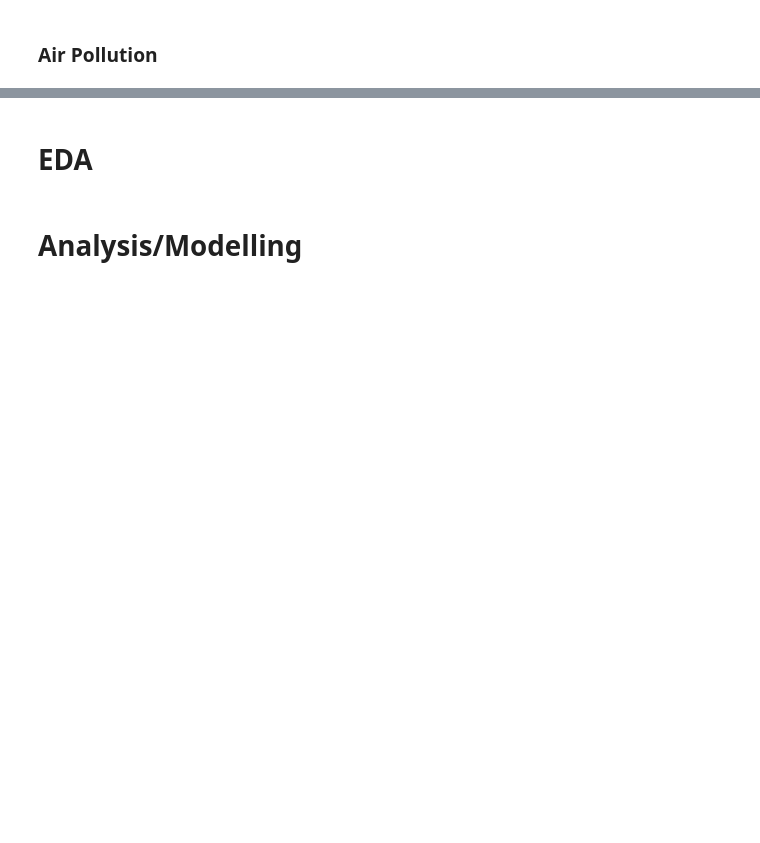
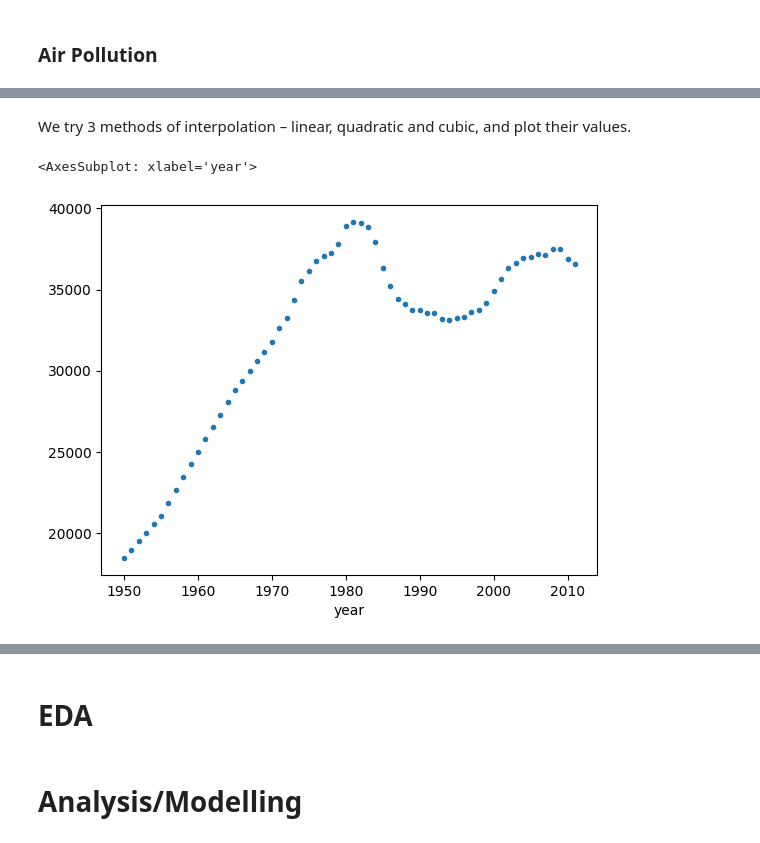
Before and after one commit to gvnsp/618, a Jupyter notebook: emanwong_618_proj.ipynb, the cells around one changed output, grey strips where cells are left out. Drawn from its saved outputs; the diff is of its cells as text; code cells hidden in the pictures; blank space fills up the shorter version.

```diff
--- a/emanwong_618_proj.ipynb
+++ b/emanwong_618_proj.ipynb
@@ -164,8 +150,0 @@ air_pollution
-# %%
-# Data is number in thousands. We want rate. Need to multiply by 1000 and divide by population. Data is recorded every 5 years from 1950 to 1970. We will need to fill the missing values (pandas interpolation).
-
-hospital_admissions = hospital_admissions.set_index('Year')
-demographic_indicators = demographic_indicators.set_index('Year')
-cancer_death = cancer_death.set_index('Year')
-alcohol_expenditure = alcohol_expenditure.set_index('Year')
-air_pollution = air_pollution.set_index('Year')
@@ -182,4 +150,0 @@ hospital_admissions.head()
-# %%
-# hospital_admissions have num_admissions_1000s. We want to convert to rate per 1000 people
-hospital_admissions['num_admissions_1000s'] = hospital_admissions['num_admissions_1000s'] * 1000/ demographic_indicators['Total Population, as of 1 July (thousands)']
-hospital_admissions.head()
@@ -307,0 +190,3 @@ After the cleaning/wrangling we join dataframes by years
+# %%
+hospital_admissions = hospital_admissions.reindex(range(1950, 2012))
+hospital_admissions.head(7)
@@ -307,0 +203,7 @@ After the cleaning/wrangling we join dataframes by years
+# %% [markdown]
+We try 3 methods of interpolation – linear, quadratic and cubic, and plot their values.
+# %%
+hospital_admissions.interpolate(method='linear')['num_admissions_1000s'].plot(style='.')
+# %% [output]
+<AxesSubplot: xlabel='year'>
+[figure, added]
```
Also changed, not shown: parts of 50 cells of this notebook.
